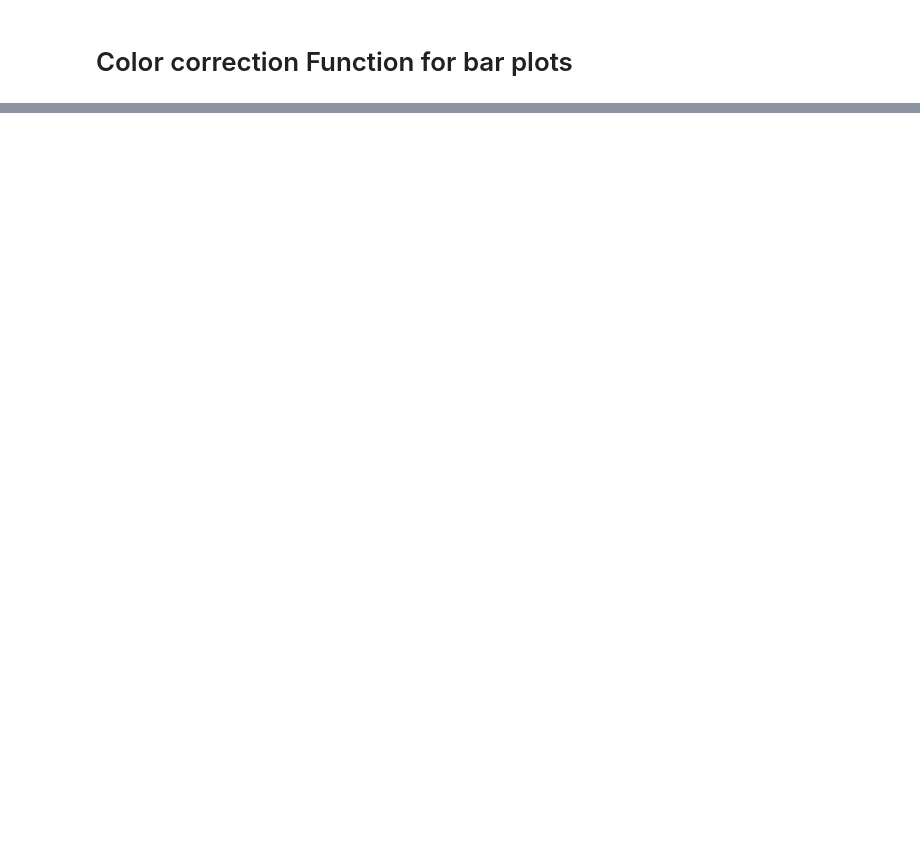
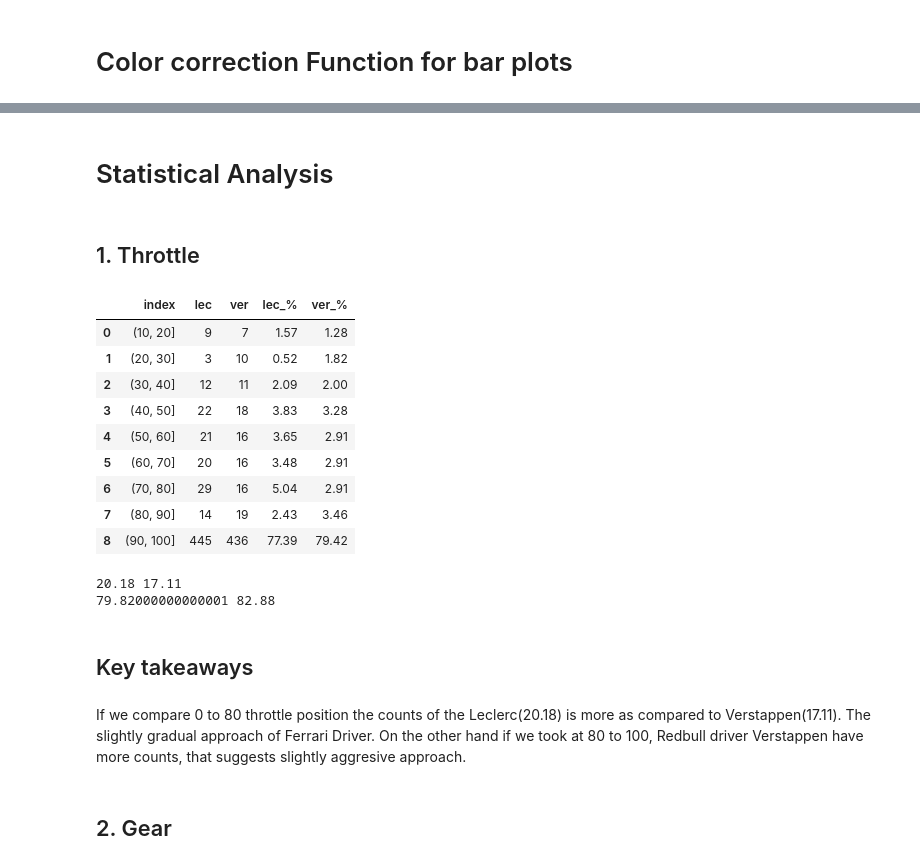
Before and after one commit to drax3/formula_1_visualized, a Jupyter notebook: ferrari_n_redbull_2022_bahrain_qualifying_visualized.ipynb, the cells around one changed output, grey strips where cells are left out. Saved outputs shown, nothing was run; the diff lists cells and outputs as text; code cells hidden in the pictures; blank space fills up the shorter version.

Commit message:
added analysis part

```diff
--- a/ferrari_n_redbull_2022_bahrain_qualifying_visualized.ipynb
+++ b/ferrari_n_redbull_2022_bahrain_qualifying_visualized.ipynb
@@ -445,0 +441,2 @@ TypeError: unsupported operand type(s) for -: 'NoneType' and 'int'
+# %% [markdown]
+# Statistical Analysis
@@ -445,0 +446,44 @@ TypeError: unsupported operand type(s) for -: 'NoneType' and 'int'
+# %% [markdown]
+## 1. Throttle
+# %%
+# arranging it into set of 10, from 0 to 100
+# Creating bins
+bins = list(np.arange(10,110,10))
+# %%
+# Transform
+lec_throttle = pd.cut(x=lec_fastlap_q.Throttle, bins=bins).reset_index().groupby('Throttle').count()
+ver_throttle = pd.cut(x=ver_fastlap_q.Throttle_v, bins=bins).reset_index().groupby('Throttle_v').count()
+# %%
+# Combine the DataFrame
+throttle_df =pd.concat([lec_throttle,ver_throttle],axis=1)
+throttle_df.columns=['lec','ver']
+
+throttle_df['lec_%'] = round(throttle_df['lec']/np.sum(throttle_df['lec'])*100,2)
+throttle_df['ver_%'] = round(throttle_df['ver']/np.sum(throttle_df['ver'])*100,2)
+throttle_df.reset_index(inplace=True)
+throttle_df
+# %% [output]
+|  | index | lec | ver | lec_% | ver_% |
+| 0 | (10, 20] | 9 | 7 | 1.57 | 1.28 |
+| 1 | (20, 30] | 3 | 10 | 0.52 | 1.82 |
+| 2 | (30, 40] | 12 | 11 | 2.09 | 2.00 |
+| 3 | (40, 50] | 22 | 18 | 3.83 | 3.28 |
+| 4 | (50, 60] | 21 | 16 | 3.65 | 2.91 |
+| 5 | (60, 70] | 20 | 16 | 3.48 | 2.91 |
+| 6 | (70, 80] | 29 | 16 | 5.04 | 2.91 |
+| 7 | (80, 90] | 14 | 19 | 2.43 | 3.46 |
+| 8 | (90, 100] | 445 | 436 | 77.39 | 79.42 |
+# %%
+print(throttle_df['lec_%'][:7].sum(),
+throttle_df['ver_%'][:7].sum())
+print(throttle_df['lec_%'][7:].sum(),
+throttle_df['ver_%'][7:].sum())
+# %% [output]
+20.18 17.11
+79.82000000000001 82.88
+# %% [markdown]
+## Key takeaways
+# %% [markdown]
+If we compare 0 to 80 throttle position the counts of the Leclerc(20.18) is more as compared to Verstappen(17.11). The slightly gradual approach of Ferrari Driver. On the other hand if we took at 80 to 100, Redbull driver Verstappen have more counts, that suggests slightly aggresive approach.
+# %% [markdown]
+## 2. Gear
```
Also changed, not shown: parts of 36 cells of this notebook, 12 other files.
